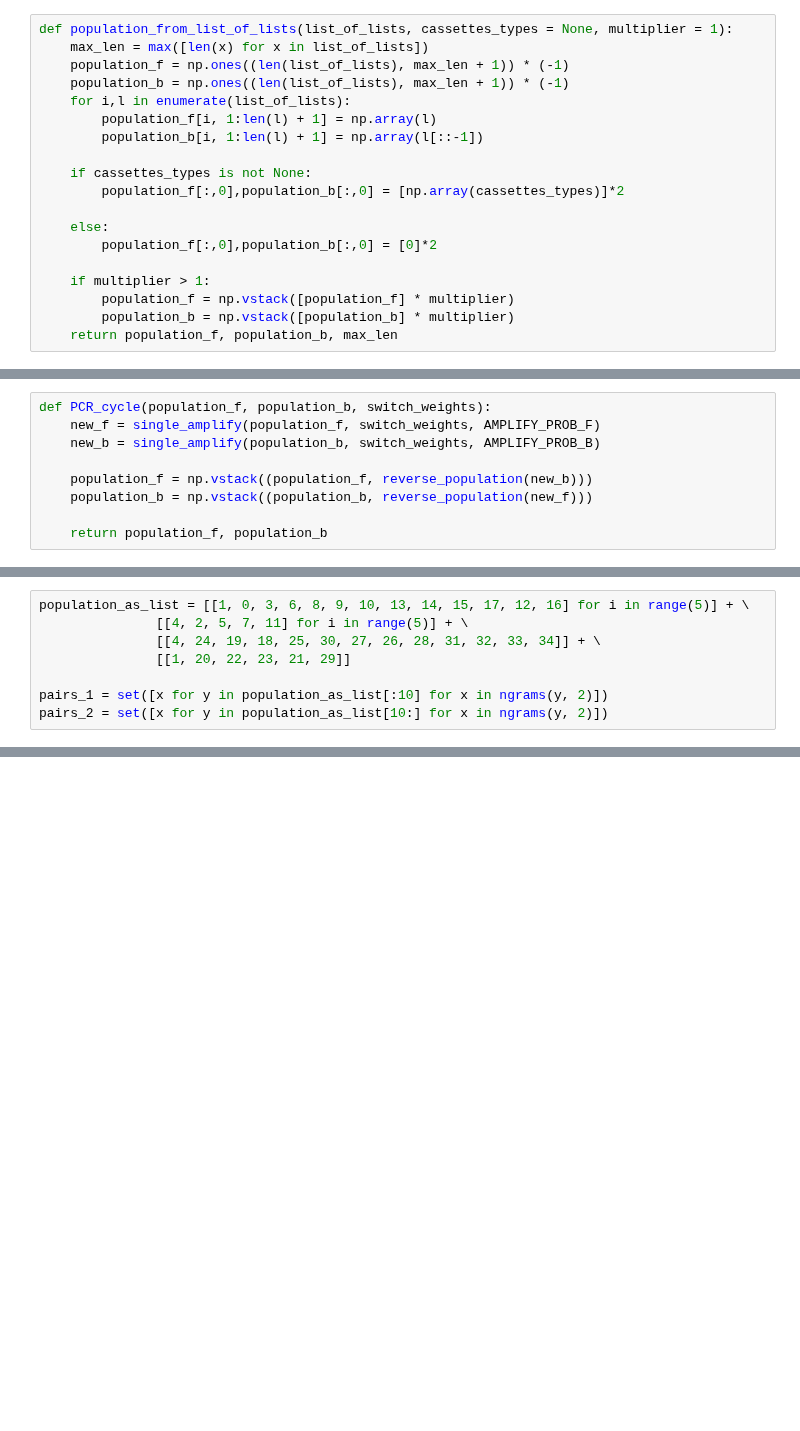
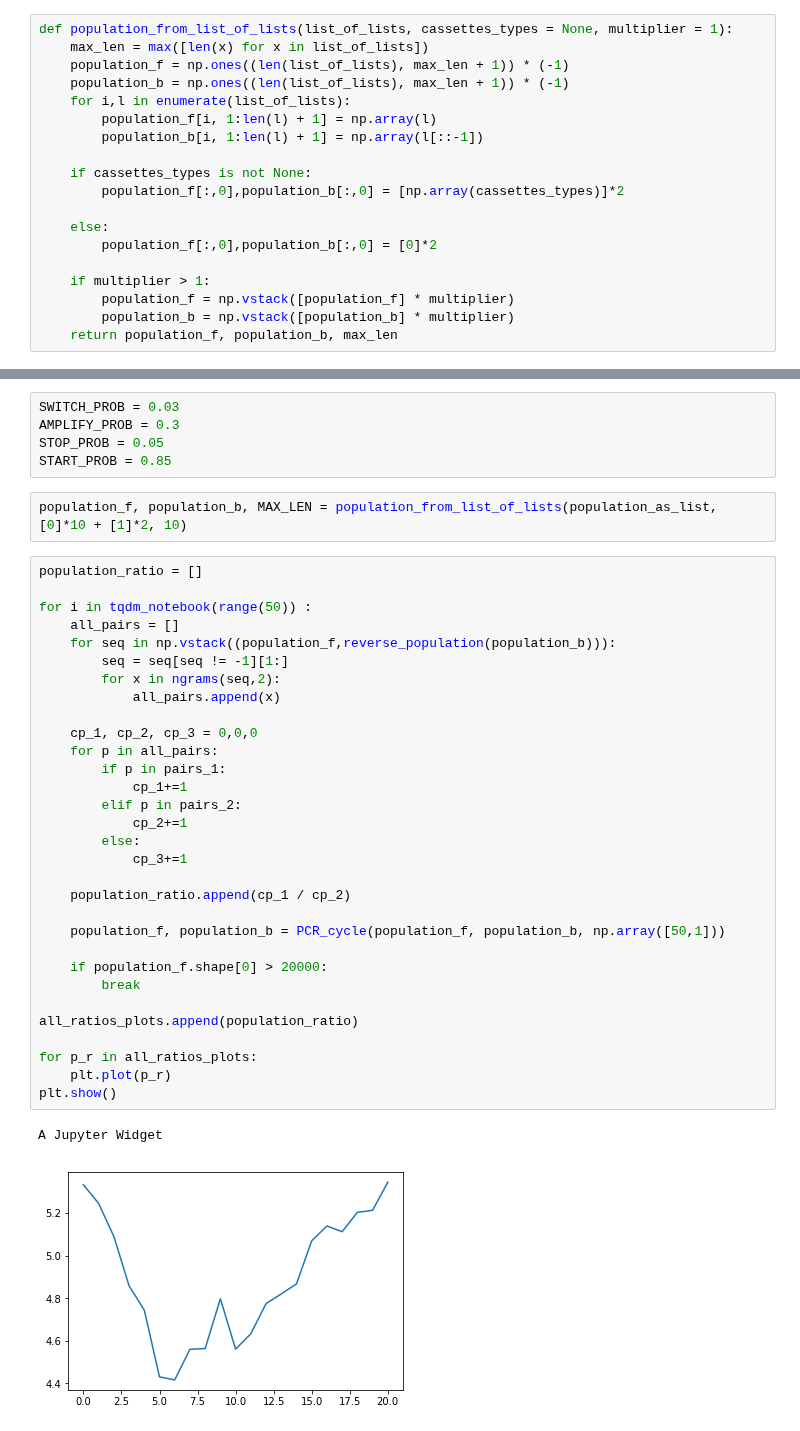
Before and after one commit to rykachevskiy/CRISPR, a Jupyter notebook: Probabilistic_model/default_ver2.ipynb, the cells around one changed output, grey strips where cells are left out. Saved outputs shown, nothing was run; the diff lists cells and outputs as text; blank space fills up the shorter version.

```diff
--- a/Probabilistic_model/default_ver2.ipynb
+++ b/Probabilistic_model/default_ver2.ipynb
@@ -247,9 +151,0 @@ def single_amplify(all_population, switch_weights, amplify_prob, v = False):
-# %%
-def PCR_cycle(population_f, population_b, switch_weights):
-    new_f = single_amplify(population_f, switch_weights, AMPLIFY_PROB_F)
-    new_b = single_amplify(population_b, switch_weights, AMPLIFY_PROB_B)
-
-    population_f = np.vstack((population_f, reverse_population(new_b)))
-    population_b = np.vstack((population_b, reverse_population(new_f)))
-
-    return population_f, population_b
@@ -270,8 +151,0 @@ START_PROB = 0.85
-# %%
-population_as_list = [[1, 0, 3, 6, 8, 9, 10, 13, 14, 15, 17, 12, 16] for i in range(5)] + \
-               [[4, 2, 5, 7, 11] for i in range(5)] + \
-               [[4, 24, 19, 18, 25, 30, 27, 26, 28, 31, 32, 33, 34]] + \
-               [[1, 20, 22, 23, 21, 29]]
-
-pairs_1 = set([x for y in population_as_list[:10] for x in ngrams(y, 2)])
-pairs_2 = set([x for y in population_as_list[10:] for x in ngrams(y, 2)])
@@ -360,0 +247,41 @@ array([1])
+# %%
+SWITCH_PROB = 0.03
+AMPLIFY_PROB = 0.3
+STOP_PROB = 0.05
+START_PROB = 0.85
+# %%
+population_f, population_b, MAX_LEN = population_from_list_of_lists(population_as_list, [0]*10 + [1]*2, 10)
+# %%
+population_ratio = []
+
+for i in tqdm_notebook(range(50)) :
+    all_pairs = []
+    for seq in np.vstack((population_f,reverse_population(population_b))):
+        seq = seq[seq != -1][1:]
+        for x in ngrams(seq,2):
+            all_pairs.append(x)
+
+    cp_1, cp_2, cp_3 = 0,0,0
+    for p in all_pairs:
+        if p in pairs_1:
+            cp_1+=1
+        elif p in pairs_2:
+            cp_2+=1
+        else:
+            cp_3+=1
+
+    population_ratio.append(cp_1 / cp_2)
+
+    population_f, population_b = PCR_cycle(population_f, population_b, np.array([50,1]))
+
+    if population_f.shape[0] > 20000:
+        break
+
+all_ratios_plots.append(population_ratio)
+
+for p_r in all_ratios_plots:
+    plt.plot(p_r)
+plt.show()
+# %% [output]
+A Jupyter Widget
+[figure, added]
```
Also changed, not shown: parts of 64 cells of this notebook, 8 other files.
